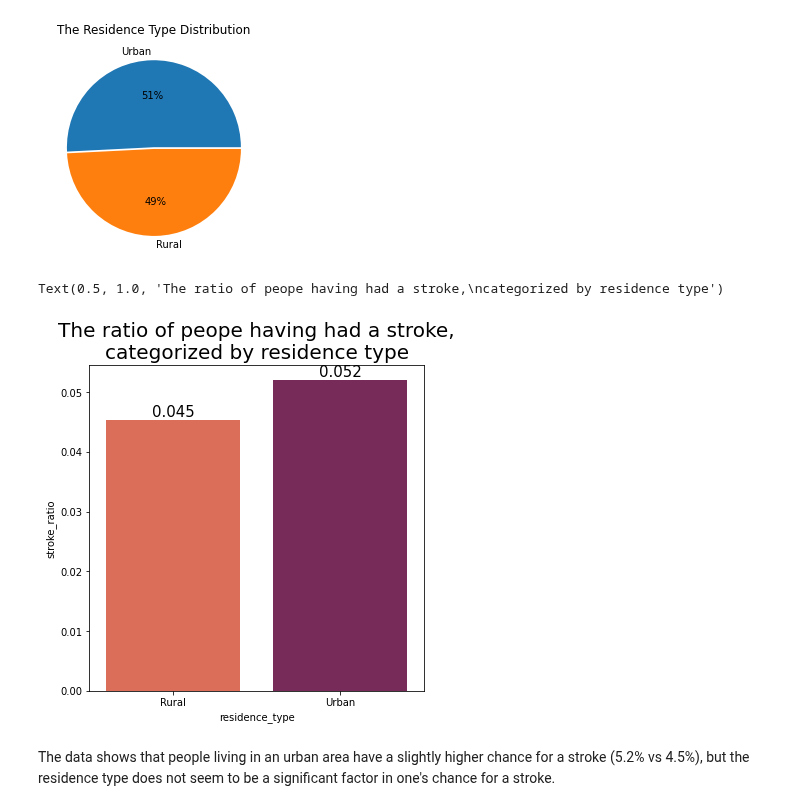
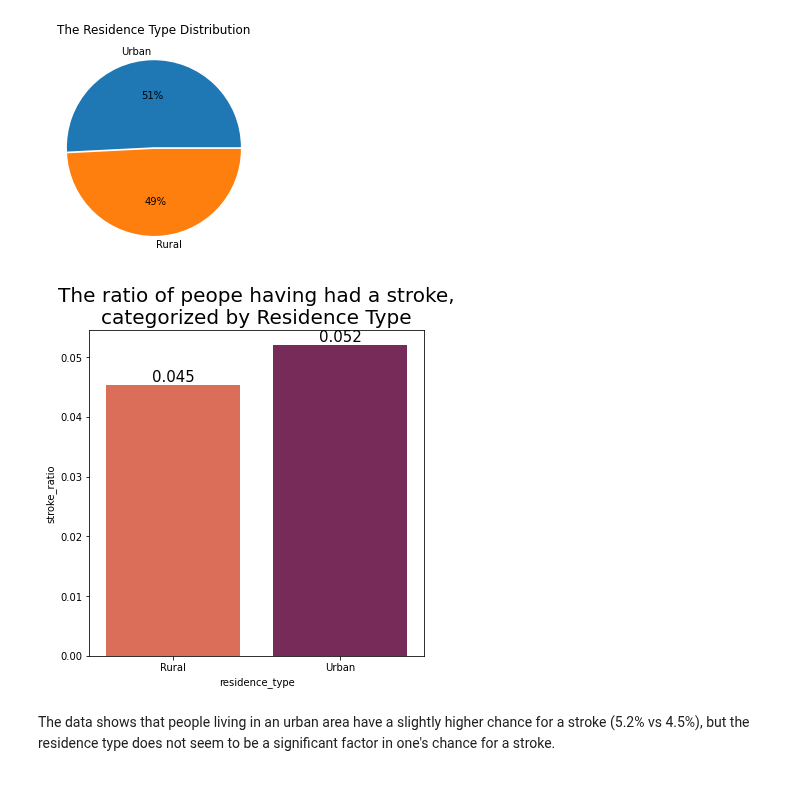
Before and after one commit to bori00/Stroke-Predictor, a Jupyter notebook: Stroke_Predictor.ipynb, the cells around one changed output. Cells and saved outputs as stored; diff of their text form; code cells hidden in the pictures.

```diff
--- a/Stroke_Predictor.ipynb
+++ b/Stroke_Predictor.ipynb
@@ -67,3 +111,23 @@ stroke_df.describe()
+# %%
+def plot_categorical_variable_stroke_ratio(df, var_name, title, nr_decimals=2):
+  stroke_cnt = stroke_df.groupby([var_name, 'stroke']).count()
+  stroke_cnt = stroke_cnt.loc[:, :, ] .reset_index().pivot(index=var_name, columns='stroke', values='id')
+  stroke_cnt['stroke_ratio'] = stroke_cnt[1] / (stroke_cnt[0] + stroke_cnt[1])
+
+  fig, ax = plt.subplots(figsize=(6, 6))
+  pal = sns.color_palette("rocket", len(stroke_cnt))
+  rank = stroke_cnt['stroke_ratio'].argsort().argsort()   # http://stackoverflow.com/a/6266510/1628638
+  plots = sns.barplot(x = stroke_cnt.index, y = stroke_cnt['stroke_ratio'], ax = ax, palette = np.array(pal[::-1])[rank])
+
+  # Iterrating over the bars one-by-one to add annotations
+  for bar in plots.patches:
+      plots.annotate(format(bar.get_height(), '.{0}f'.format(nr_decimals)),
+                    (bar.get_x() + bar.get_width() / 2,
+                      bar.get_height()), ha='center', va='center',
+                    size=15, xytext=(0, 8),
+                    textcoords='offset points')
+
+  plt.title(title, size = def_title_size)
 # %% [markdown]
 #### Gender
 # %%
@@ -240,21 +242,7 @@ res_stroke_cnt['stroke_ratio'] = res_stroke_cnt[1] / (res_stroke_cnt[0] + res_st
-# %%
-fig, ax = plt.subplots(figsize=(6, 6))
-pal = sns.color_palette("rocket", len(res_stroke_cnt))
-rank = res_stroke_cnt['stroke_ratio'].argsort().argsort()   # http://stackoverflow.com/a/6266510/1628638
-plots = sns.barplot(x = res_stroke_cnt.index, y = res_stroke_cnt['stroke_ratio'], ax = ax, palette = np.array(pal[::-1])[rank])
-
-# Iterrating over the bars one-by-one to add annotations
-for bar in plots.patches:
-    plots.annotate(format(bar.get_height(), '.3f'),
-                   (bar.get_x() + bar.get_width() / 2,
-                    bar.get_height()), ha='center', va='center',
-                   size=15, xytext=(0, 8),
-                   textcoords='offset points')
-
-plt.title("The ratio of peope having had a stroke,\ncategorized by residence type", size = def_title_size)
-# %% [output]
-Text(0.5, 1.0, 'The ratio of peope having had a stroke,\ncategorized by residence type')
-[figure, removed]
+# %%
+plot_categorical_variable_stroke_ratio(stroke_df, "residence_type", "The ratio of peope having had a stroke,\ncategorized by Residence Type", 3)
+# %% [output]
+[figure, added]
 # %% [markdown]
 The data shows that people living in an urban area have a slightly higher chance for a stroke (5.2% vs 4.5%), but the residence type does not seem to be a significant factor in one's chance for a stroke.
 # %% [markdown]
```
Also changed, not shown: parts of 18 cells of this notebook.
